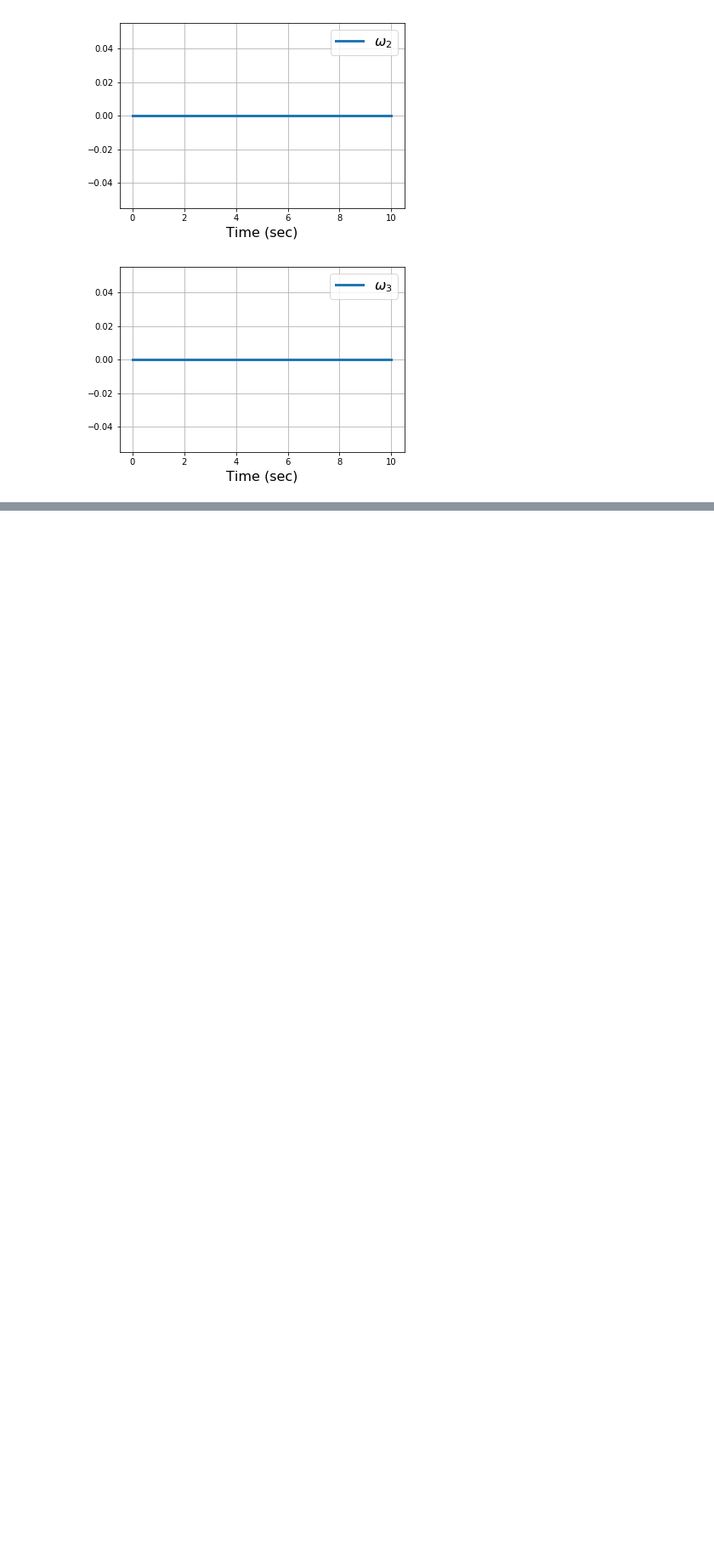
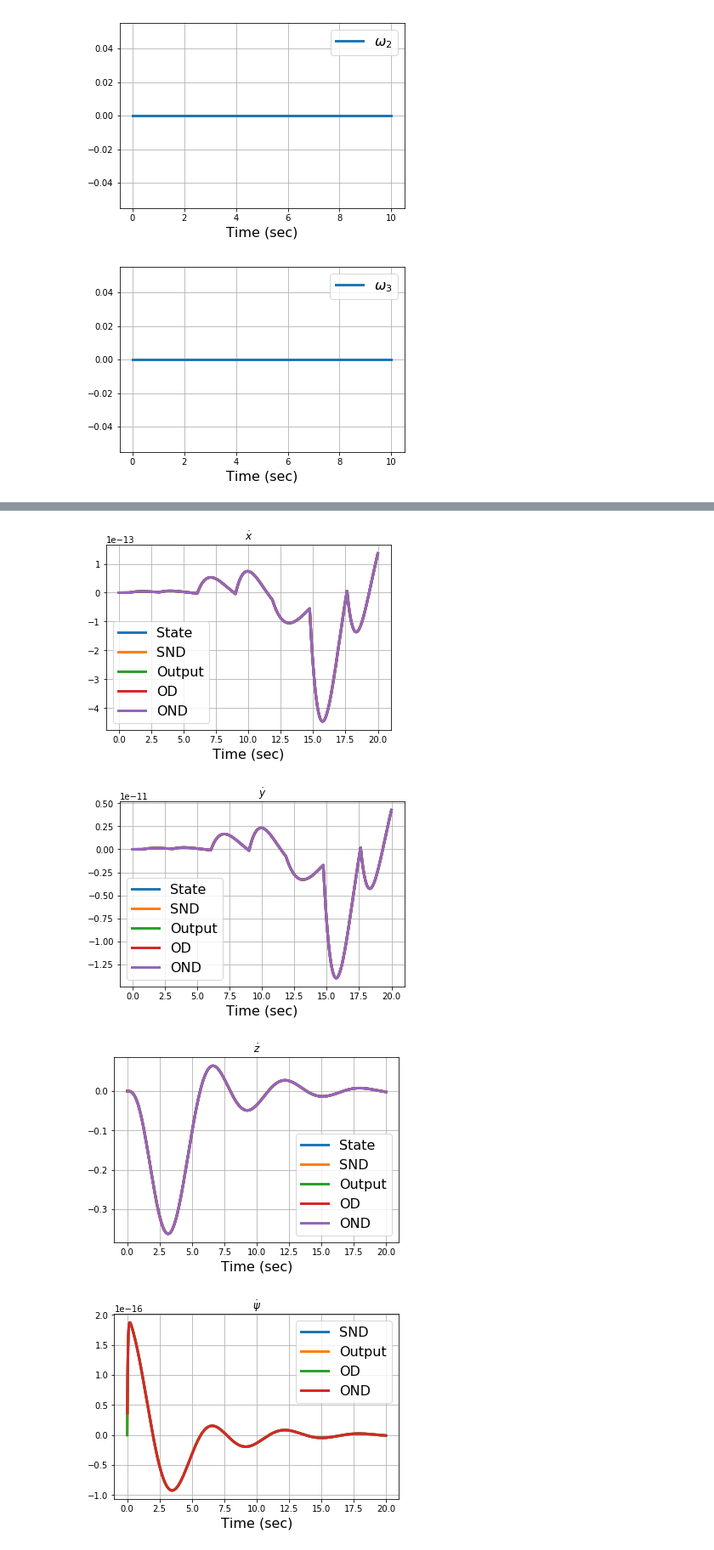
Before and after one commit to vdorobantu/lyapy, a Jupyter notebook: quadrotor.ipynb, the cells around one changed output, grey strips where cells are left out. Shown at 85% size. Cells and saved outputs as stored; diff of their text form; code cells hidden in the pictures; blank space fills up the shorter version.

```diff
--- a/quadrotor.ipynb
+++ b/quadrotor.ipynb
@@ -353,0 +761,52 @@ NameError: name 'zeros' is not defined
+# %%
+# Plotting Velocity Level
+
+figure()
+plot(ts, xs[:, 3]-dr_d[:, 0], linewidth=3, label='State')
+plot(t_trim, xds[:, 0]-dr_d[1:-1,0], linewidth=3, label= 'SND')
+plot(ts, etas[:, 3], linewidth=3, label='Output')
+plot(ts[:-1], eta_dots[:, 0], linewidth=3, label='OD')
+plot(t_trim, eta_dot_hats[:, 0], linewidth=3, label='OND')
+grid()
+legend(fontsize=16)
+xlabel('Time (sec)', fontsize=16)
+title('$\\dot{x}$')
+
+figure()
+plot(ts, xs[:, 4]-dr_d[:, 1], linewidth=3, label='State')
+plot(t_trim, xds[:, 1] - dr_d[1:-1, 1], linewidth=3, label= 'SND')
+plot(ts, etas[:, 4], linewidth=3, label='Output')
+plot(ts[:-1], eta_dots[:, 1], linewidth=3, label='OD')
+plot(t_trim, eta_dot_hats[:, 1], linewidth=3, label='OND')
+grid()
+legend(fontsize=16)
+xlabel('Time (sec)', fontsize=16)
+title('$\\dot{y}$')
+
+figure()
+plot(ts, xs[:, 5] - dr_d[:, 2], linewidth=3, label='State')
+plot(t_trim, xds[:, 2] - dr_d[1:-1, 2], linewidth=3, label= 'SND')
+plot(ts, etas[:, 5], linewidth=3, label='Output')
+plot(ts[:-1], eta_dots[:, 2], linewidth=3, label='OD')
+plot(t_trim, eta_dot_hats[:, 2], linewidth=3, label='OND')
+grid()
+legend(fontsize=16)
+xlabel('Time (sec)', fontsize=16)
+title('$\\dot{z}$')
+
+figure()
+plot(t_trim, xds[:, 8], linewidth=3, label= 'SND')
+plot(ts, etas[:, 13], linewidth=3, label='Output')
+plot(ts[:-1], eta_dots[:, 12], linewidth=3, label='OD')
+plot(t_trim, eta_dot_hats[:, 12], linewidth=3, label='OND')
+grid()
+legend(fontsize=16)
+xlabel('Time (sec)', fontsize=16)
+title('$\\dot{\\psi}$')
+
+show()
+# %% [output]
+[figure, added]
+[figure, added]
+[figure, added]
+[figure, added]
```
Also changed, not shown: parts of 19 cells of this notebook, 1 other file.
